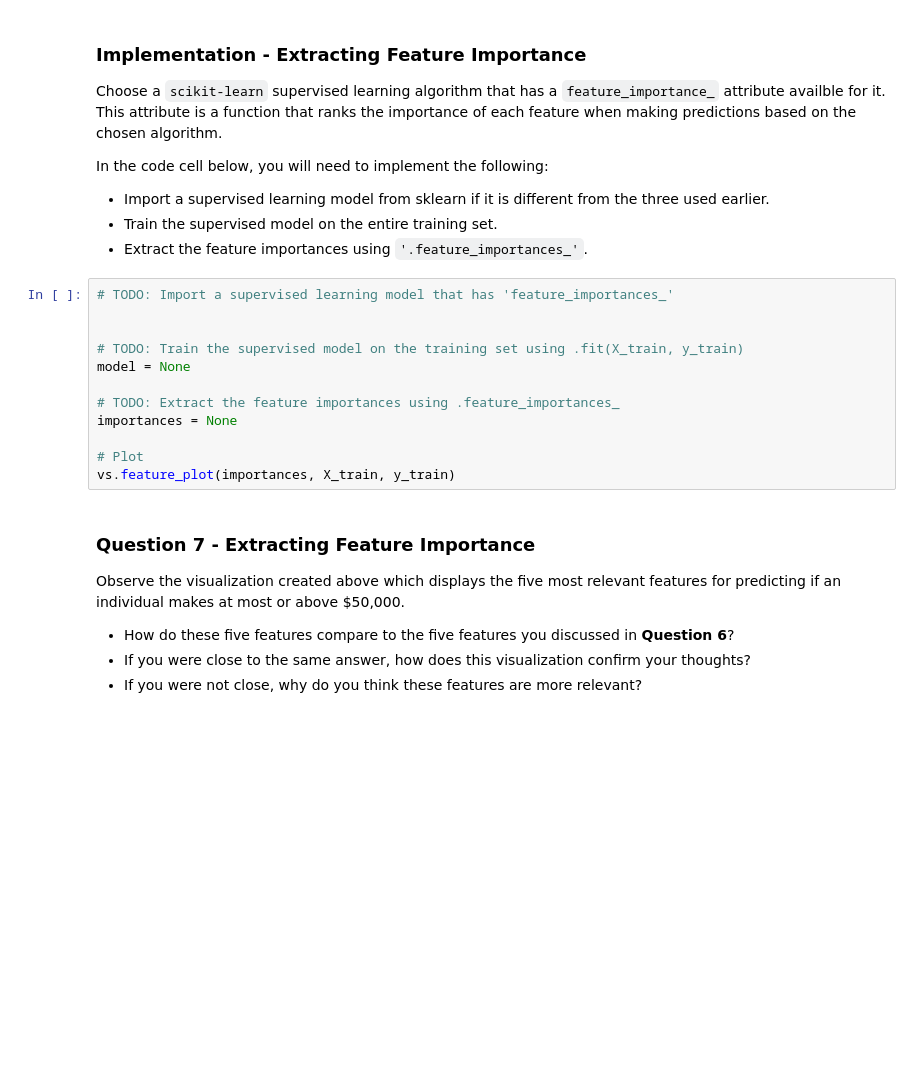
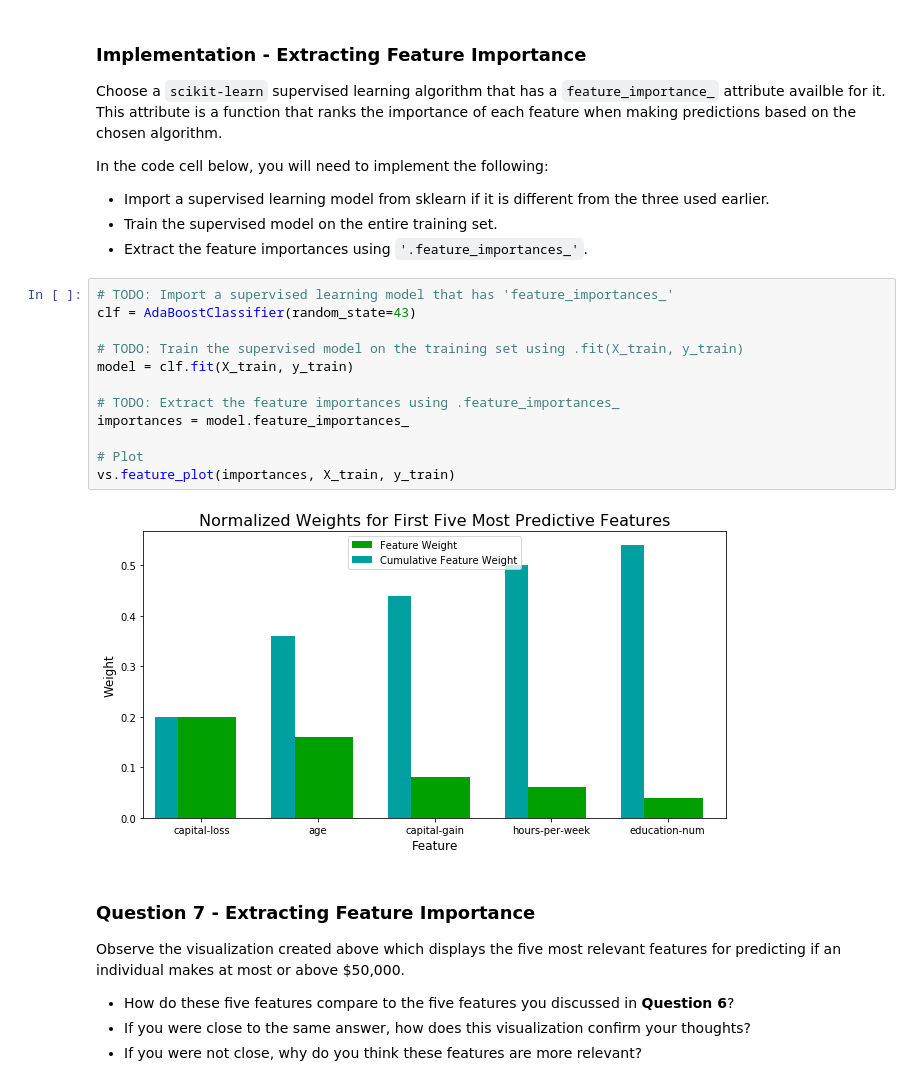
Before and after one commit to sth0728/udacity_finding_donors, a Jupyter notebook: finding_donors.ipynb, the cells around one changed output. Cells and saved outputs as stored; diff of their text form; blank space fills up the shorter version.

```diff
--- a/finding_donors.ipynb
+++ b/finding_donors.ipynb
@@ -499,16 +607,18 @@ In the code cell below, you will need to implement the following:
  - Extract the feature importances using `'.feature_importances_'`.
 # %%
 # TODO: Import a supervised learning model that has 'feature_importances_'
-
+clf = AdaBoostClassifier(random_state=43)
 
 # TODO: Train the supervised model on the training set using .fit(X_train, y_train)
-model = None
+model = clf.fit(X_train, y_train)
 
 # TODO: Extract the feature importances using .feature_importances_
-importances = None
+importances = model.feature_importances_
 
 # Plot
 vs.feature_plot(importances, X_train, y_train)
+# %% [output]
+[figure, added]
 # %% [markdown]
 ### Question 7 - Extracting Feature Importance
 
```
Also changed, not shown: parts of 20 cells of this notebook.
